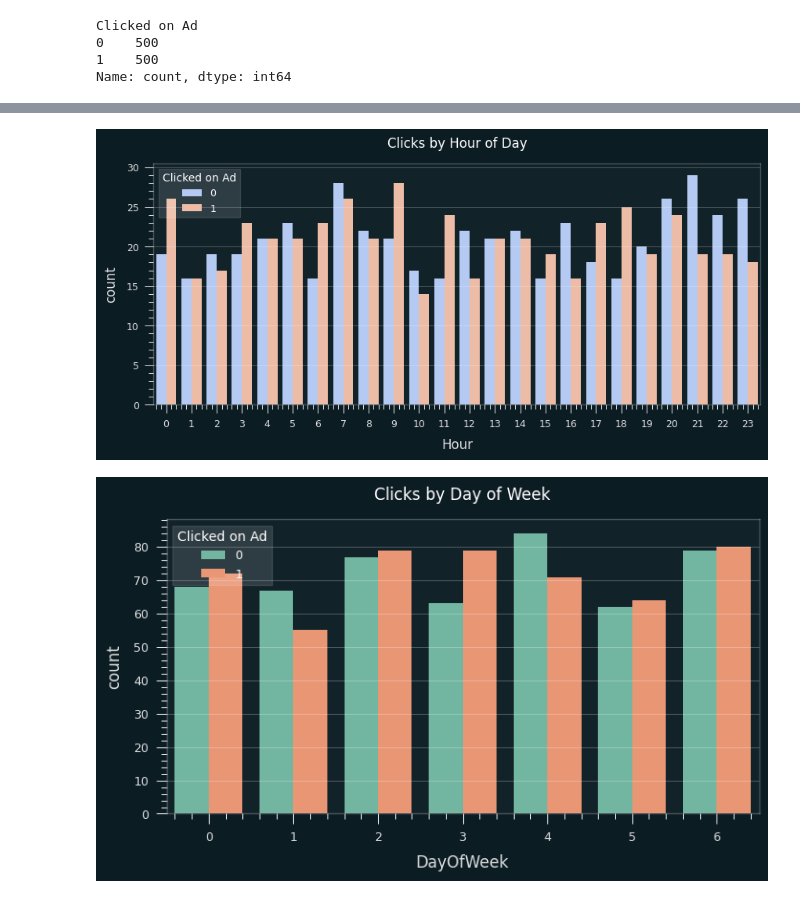
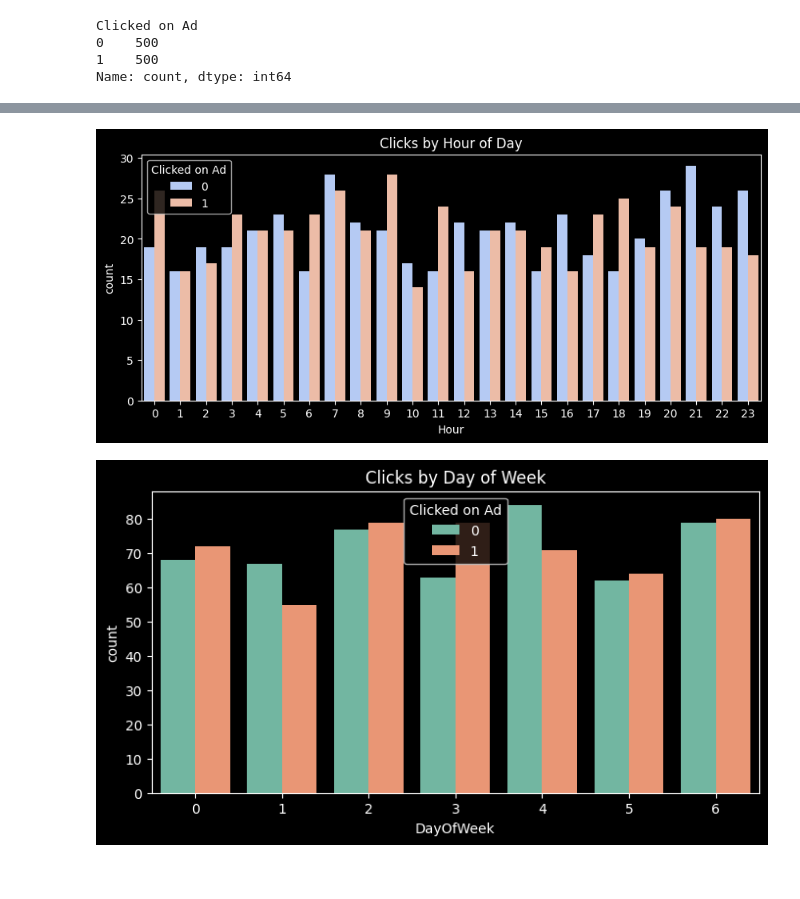
Before and after one commit to RohitMugalya/Ad-Click-Through-Rate-Predictor, a Jupyter notebook: exloratory_data_analysis.ipynb, the cells around one changed output, grey strips where cells are left out. Saved outputs shown, nothing was run; the diff lists cells and outputs as text; code cells hidden in the pictures; blank space fills up the shorter version.

```diff
--- a/exloratory_data_analysis.ipynb
+++ b/exloratory_data_analysis.ipynb
@@ -4,4 +4,5 @@ import pandas as pd
 import matplotlib.pyplot as plt
 import seaborn as sns
 
+plt.style.use("dark_background")
 pd.options.display.float_format = "{:,.2f}".format
@@ -115,20 +114,19 @@ Passing `palette` without assigning `hue` is deprecated and will be removed in v
 # %%
-mpl_style()
 data["Hour"] = data[timestamp].dt.hour
 data["DayOfWeek"] = data[timestamp].dt.dayofweek  # 0=Mon
 
 plt.figure(figsize=(10,4))
 sns.countplot(x="Hour", hue=ad_clicked, data=data, palette="coolwarm")
 plt.title("Clicks by Hour of Day")
 plt.show()
 
 plt.figure(figsize=(8,4))
 sns.countplot(x="DayOfWeek", hue=ad_clicked, data=data, palette="Set2")
 plt.title("Clicks by Day of Week")
 plt.show()
 # %% [output]
-[figure, old version]
+[figure, new version]
-[figure, old version]
+[figure, new version]
 # %%
 pd.pivot_table(
     data,
```
Also changed, not shown: parts of 10 cells of this notebook, 1 other file.
